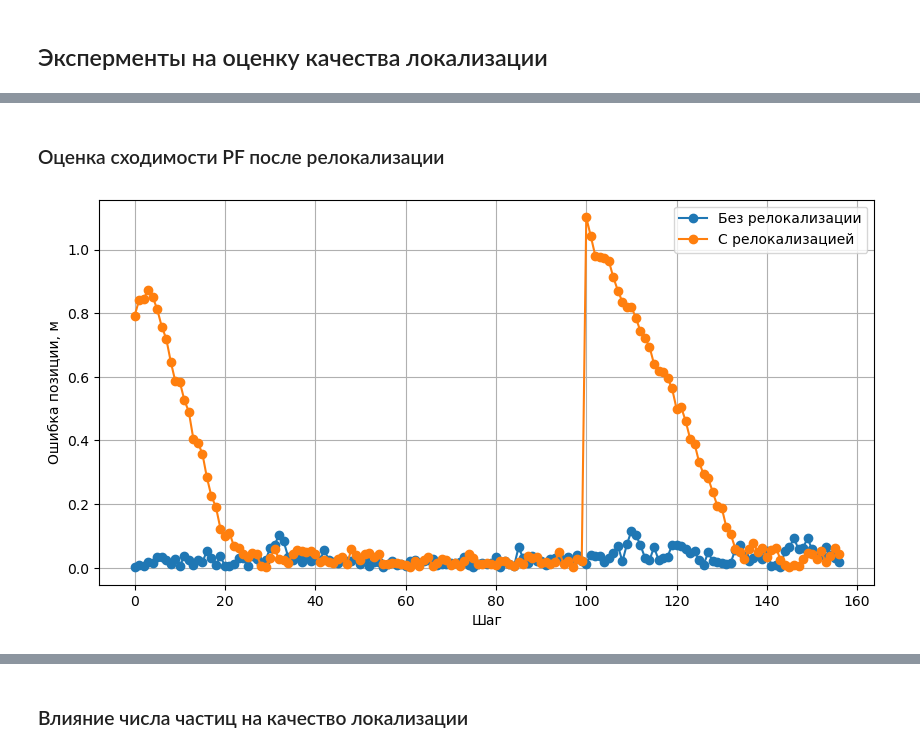
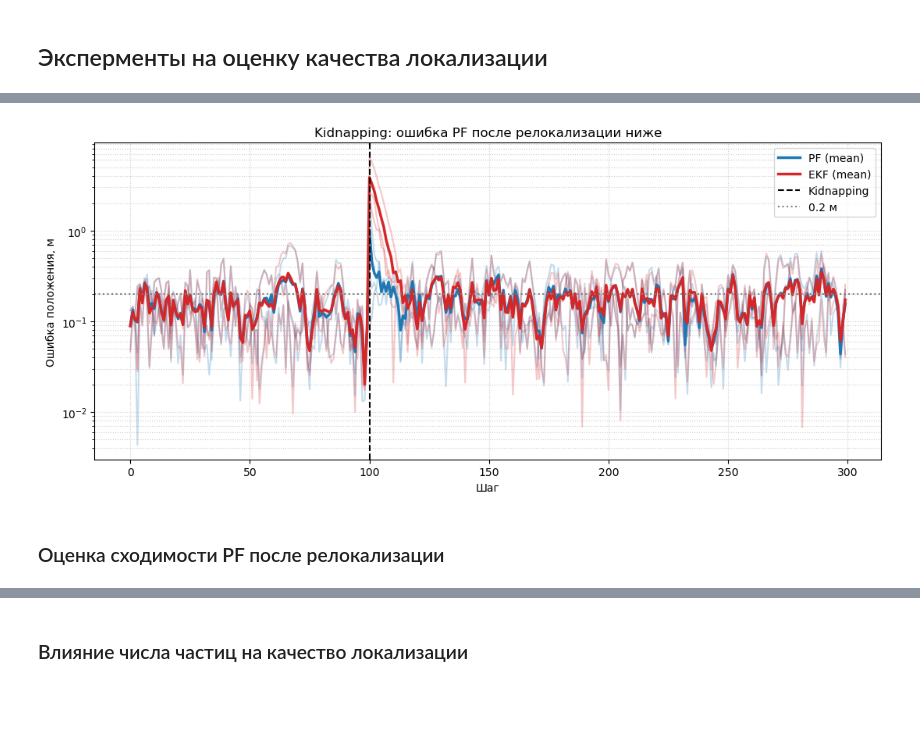
Before and after one commit to PavelKrWork/Monte_Carlo_robot_localization, a Jupyter notebook: experiments/Particle_filter.ipynb, the cells around one changed output, grey strips where cells are left out. Drawn from its saved outputs; the diff is of its cells as text; code cells hidden in the pictures; blank space fills up the shorter version.

```diff
--- a/experiments/Particle_filter.ipynb
+++ b/experiments/Particle_filter.ipynb
@@ -299,2 +568,26 @@ print(np.mean(no_pf_ideal_rmses))
+# %%
+fig, ax = plt.subplots(figsize=(11, 5))
+
+for i in range(len(kidnap_seeds)):
+    ax.plot(pf_kidnap_errors[i], color="tab:blue", alpha=0.25)
+    ax.plot(ekf_kidnap_errors[i], color="tab:red", alpha=0.25)
+
+ax.plot(pf_kidnap_mean, color="tab:blue", linewidth=2.5, label="PF (mean)")
+ax.plot(ekf_kidnap_mean, color="tab:red", linewidth=2.5, label="EKF (mean)")
+
+ax.axvline(kidnap_step, color="black", linestyle="--", label="Kidnapping")
+ax.axhline(0.2, color="gray", linestyle=":", label="0.2 м")
+
+ax.set_yscale("log")
+ax.set_xlabel("Шаг")
+ax.set_ylabel("Ошибка положения, м")
+ax.set_title("Kidnapping: ошибка PF после релокализации ниже")
+ax.grid(True, which="both", linestyle=":", alpha=0.6)
+ax.legend()
+
+plt.tight_layout()
+plt.show()
+# %% [output]
+[figure, added]
 # %% [markdown]
 ### Оценка сходимости PF после релокализации
@@ -324,8 +655,15 @@ def run_experiment(relocalization=False):
 # %%
-relocalization_steps = set([val for val in range(0, 301, 100)])
+relocalization_steps = {100, 200, 300}
 
-metrics_without = run_experiment(relocalization=False)
-metrics_with = run_experiment(relocalization=True)
+# Одна и та же истинная траектория и одни и те же измерения для обоих запусков
+true_states, measurements = generate_simulation(seed=42)
+
+metrics_without = run_experiment(
+    true_states, measurements, relocalization=False, seed=42
+)
+metrics_with = run_experiment(
+    true_states, measurements, relocalization=True, seed=42
+)
 
 plt.figure(figsize=(10, 5))
 
@@ -341,19 +679,21 @@ plt.plot(
     label="С релокализацией"
 )
 
-# plt.axvline(
-#     relocalization_step,
-#     linestyle="--",
-#     label="Релокализация"
-# )
+for i, reloc_step in enumerate(sorted(relocalization_steps)):
+    plt.axvline(
+        reloc_step,
+        linestyle="--",
+        color="gray",
+        alpha=0.6,
+        label="Релокализация" if i == 0 else None,
+    )
 
 plt.xlabel("Шаг")
 plt.ylabel("Ошибка позиции")
+plt.title("PF на одинаковых данных: с релокализацией и без")
 plt.grid()
 plt.legend()
 plt.show()
-# %% [output]
-[figure, removed]
 # %%
 print("Без релокализации:")
 print(metrics_without.summary())
```
Also changed, not shown: parts of 24 cells of this notebook, 3 other files.
